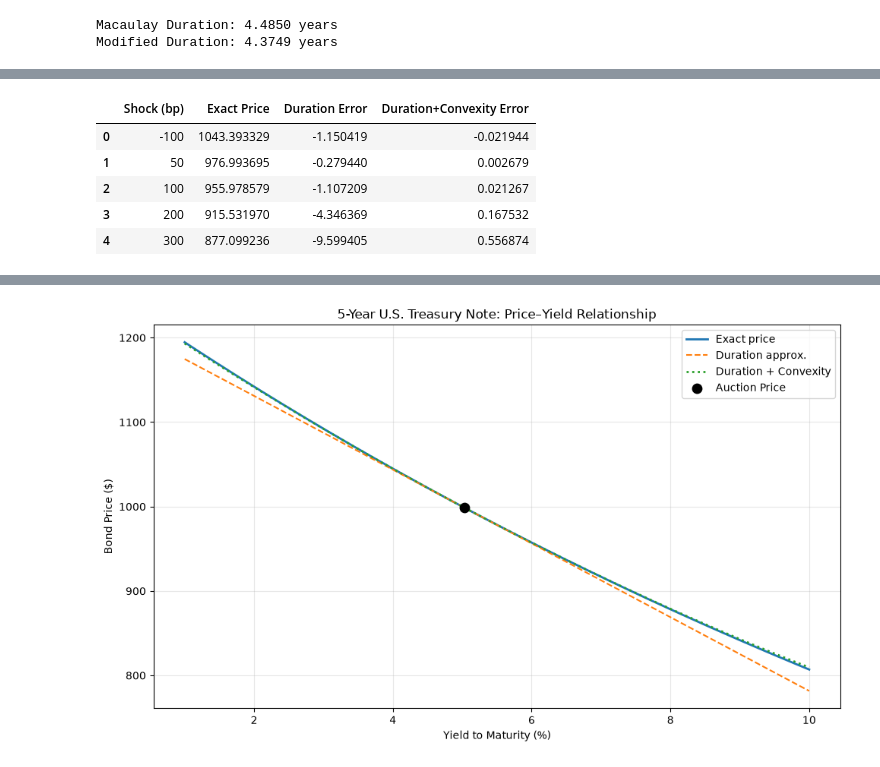
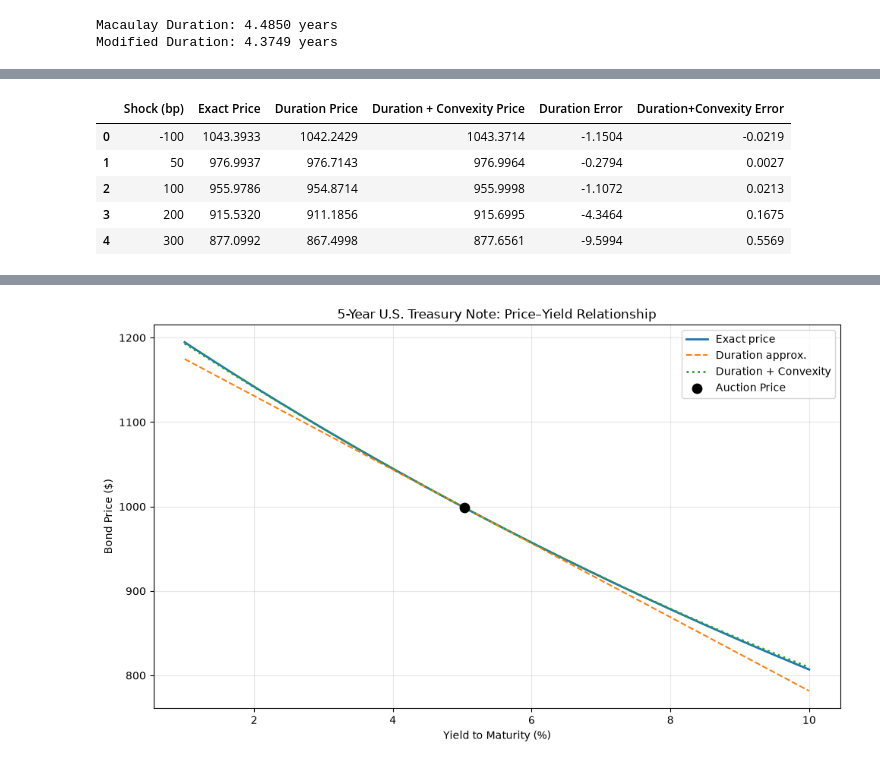
Before and after one commit to MIRADCS50/Treasury-bond-valuation, a Jupyter notebook: Treasury-bond-valuation.ipynb, the cells around one changed output, grey strips where cells are left out. Saved outputs shown, nothing was run; the diff lists cells and outputs as text; code cells hidden in the pictures.

```diff
--- a/Treasury-bond-valuation.ipynb
+++ b/Treasury-bond-valuation.ipynb
@@ -256,20 +346,0 @@ The price of **$1,002.19**, calculated using the Median Yield of 4.95%, is a hyp
-# %%
-MARKET_PRICE = float(bond["pricePer100"]) / 100 * FACE_VALUE
-
-cash_flows["PV"] = (
-    cash_flows["Total Cash Flow"]
-    / (1 + implied_ytm / FREQUENCY) ** cash_flows["Period"]
-)
-
-cash_flows["Time Weight"] = cash_flows["Year"] * cash_flows["PV"]
-
-macaulay_duration = (
-    cash_flows["Time Weight"].sum()
-    / cash_flows["PV"].sum()
-)
-
-print(
-    f"Market Price: ${MARKET_PRICE:,.4f}\n"
-    f"PV of Cash Flows: ${cash_flows['PV'].sum():,.4f}\n"
-    f"Macaulay Duration: {macaulay_duration:.4f} years"
-)
@@ -392,24 +579,45 @@ Exact New Price: $955.9786
 # %%
+
+# ==============================================================================
+# Cell 14: Price Sensitivity Analysis Across Multiple Yield Shocks
+# ==============================================================================
+
 shocks = [-0.01, 0.005, 0.01, 0.02, 0.03]
 rows = []
 
 for dy in shocks:
+
+    # Exact repricing
     exact = bond_price(implied_ytm + dy)
-    dur_only = AUCTION_PRICE * (1 - modified_duration * dy)
-    dur_conv = AUCTION_PRICE * (1 - modified_duration * dy + 0.5 * CONVEXITY * dy**2)
+
+    # First-order duration approximation
+    dur_only = MARKET_PRICE * (
+        1 - modified_duration * dy
+    )
+
+    # Second-order duration + convexity approximation
+    dur_conv = MARKET_PRICE * (
+        1
+        - modified_duration * dy
+        + 0.5 * CONVEXITY * dy**2
+    )
+
     rows.append({
         "Shock (bp)": int(dy * 10000),
         "Exact Price": exact,
+        "Duration Price": dur_only,
+        "Duration + Convexity Price": dur_conv,
         "Duration Error": dur_only - exact,
         "Duration+Convexity Error": dur_conv - exact,
     })
 
 error_table = pd.DataFrame(rows)
-error_table
+
+error_table.round(4)
 # %% [output]
-|  | Shock (bp) | Exact Price | Duration Error | Duration+Convexity Error |
-| 0 | -100 | 1043.393329 | -1.150419 | -0.021944 |
-| 1 | 50 | 976.993695 | -0.279440 | 0.002679 |
-| 2 | 100 | 955.978579 | -1.107209 | 0.021267 |
-| 3 | 200 | 915.531970 | -4.346369 | 0.167532 |
-| 4 | 300 | 877.099236 | -9.599405 | 0.556874 |
+|  | Shock (bp) | Exact Price | Duration Price | Duration + Convexity Price | Duration Error | Duration+Convexity Error |
+| 0 | -100 | 1043.3933 | 1042.2429 | 1043.3714 | -1.1504 | -0.0219 |
+| 1 | 50 | 976.9937 | 976.7143 | 976.9964 | -0.2794 | 0.0027 |
+| 2 | 100 | 955.9786 | 954.8714 | 955.9998 | -1.1072 | 0.0213 |
+| 3 | 200 | 915.5320 | 911.1856 | 915.6995 | -4.3464 | 0.1675 |
+| 4 | 300 | 877.0992 | 867.4998 | 877.6561 | -9.5994 | 0.5569 |
```
Also changed, not shown: parts of 25 cells of this notebook.
